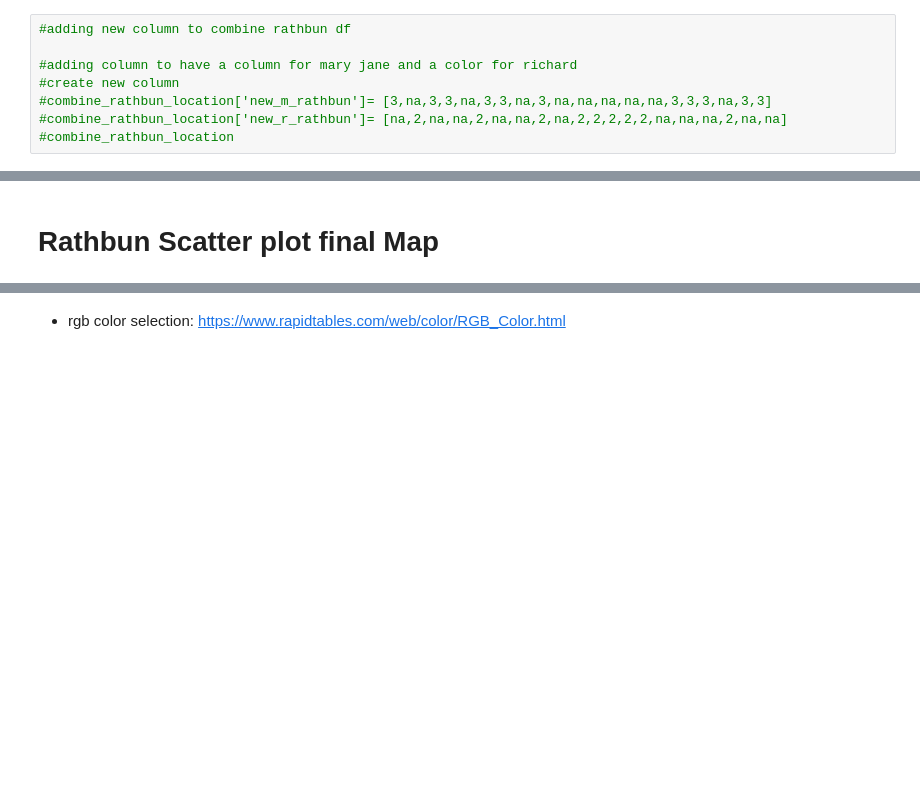
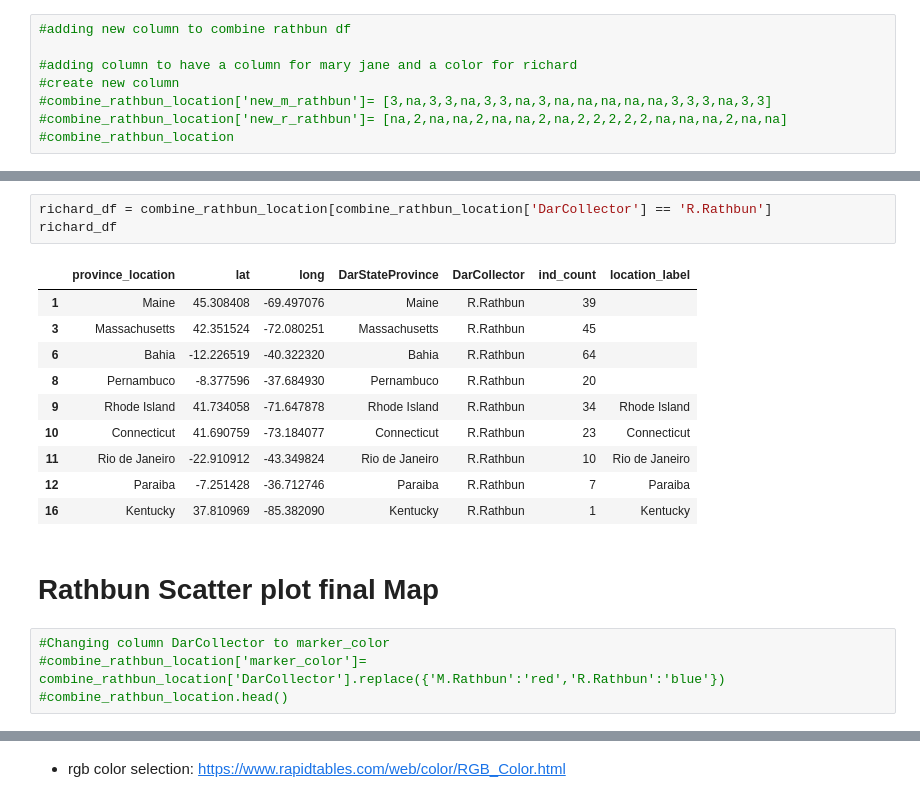
Before and after one commit to TianaCurry/AWHI-projects, a Jupyter notebook: AWHI_Geoplot_maps.ipynb, the cells around one changed output, grey strips where cells are left out. Drawn from its saved outputs; the diff is of its cells as text; blank space fills up the shorter version.

```diff
--- a/AWHI_Geoplot_maps.ipynb
+++ b/AWHI_Geoplot_maps.ipynb
@@ -331,2 +362,20 @@ ValueError: Length of values does not match length of index
+# %%
+richard_df = combine_rathbun_location[combine_rathbun_location['DarCollector'] == 'R.Rathbun']
+richard_df
+# %% [output]
+|  | province_location | lat | long | DarStateProvince | DarCollector | ind_count | location_label |
+| 1 | Maine | 45.308408 | -69.497076 | Maine | R.Rathbun | 39 |  |
+| 3 | Massachusetts | 42.351524 | -72.080251 | Massachusetts | R.Rathbun | 45 |  |
+| 6 | Bahia | -12.226519 | -40.322320 | Bahia | R.Rathbun | 64 |  |
+| 8 | Pernambuco | -8.377596 | -37.684930 | Pernambuco | R.Rathbun | 20 |  |
+| 9 | Rhode Island | 41.734058 | -71.647878 | Rhode Island | R.Rathbun | 34 | Rhode Island |
+| 10 | Connecticut | 41.690759 | -73.184077 | Connecticut | R.Rathbun | 23 | Connecticut |
+| 11 | Rio de Janeiro | -22.910912 | -43.349824 | Rio de Janeiro | R.Rathbun | 10 | Rio de Janeiro |
+| 12 | Paraiba | -7.251428 | -36.712746 | Paraiba | R.Rathbun | 7 | Paraiba |
+| 16 | Kentucky | 37.810969 | -85.382090 | Kentucky | R.Rathbun | 1 | Kentucky |
 # %% [markdown]
 # Rathbun Scatter plot final Map
+# %%
+#Changing column DarCollector to marker_color
+#combine_rathbun_location['marker_color']= combine_rathbun_location['DarCollector'].replace({'M.Rathbun':'red','R.Rathbun':'blue'})
+#combine_rathbun_location.head()
```
Also changed, not shown: parts of 12 cells of this notebook, 1 other file.
